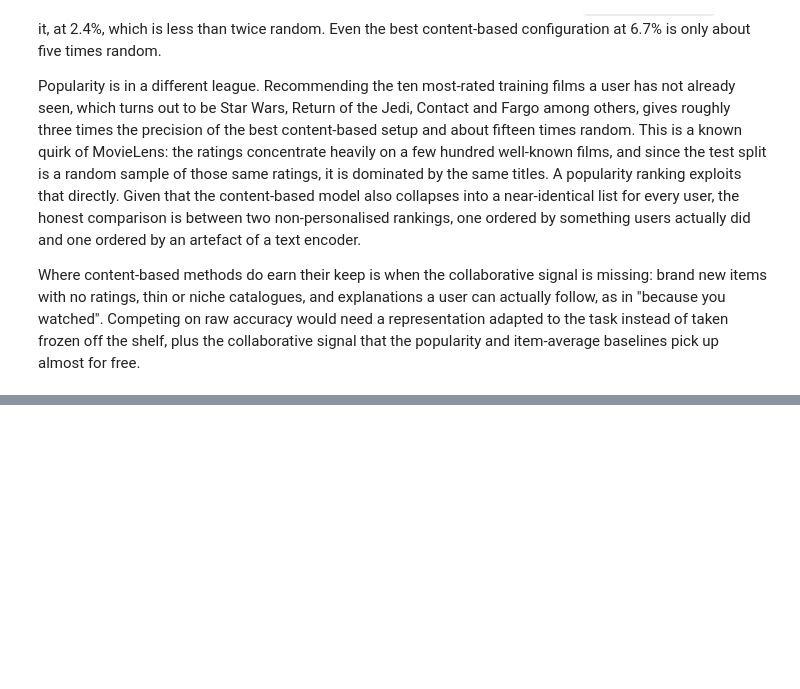
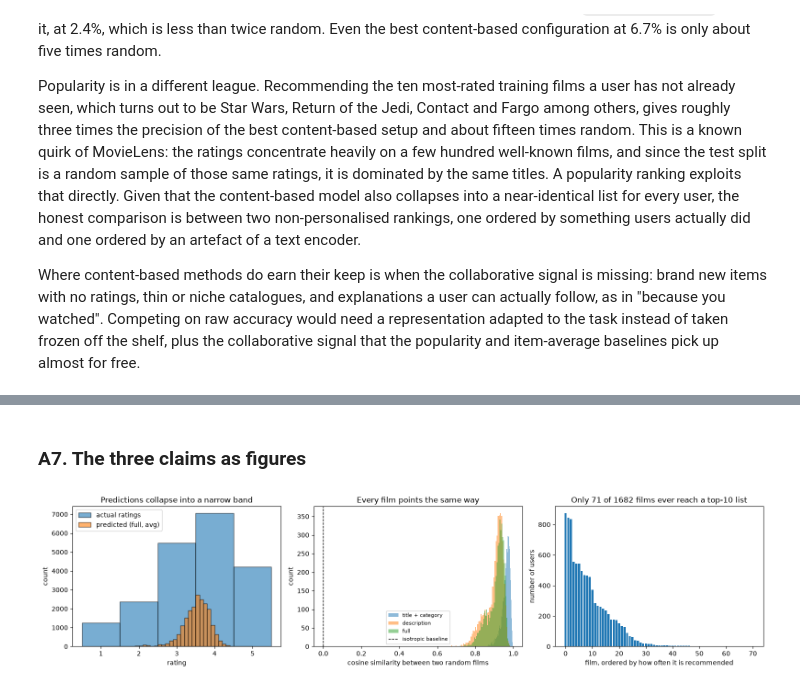
Before and after one commit to viftode4/recomender-systems, a Jupyter notebook: assignment1/vlad-iftode.ipynb, the cells around one changed output, grey strips where cells are left out. Saved outputs shown, nothing was run; the diff lists cells and outputs as text; code cells hidden in the pictures; blank space fills up the shorter version.

```diff
--- a/assignment1/vlad-iftode.ipynb
+++ b/assignment1/vlad-iftode.ipynb
@@ -1159,0 +1348,15 @@ Where content-based methods do earn their keep is when the collaborative signal
+# %%
+train_sets = train_data.groupby('user_id')['item_id'].apply(set)
+
+print(f"{'content type':18s} {'aggregation':14s} {'distinct items':>15s} {'most recommended film':>24s}")
+for c, M in EMB.items():
+    for a in ('avg', 'weighted_avg', 'avg_pos'):
+        scores = PROFILES[(c, a)] @ M.T
+        for k, u in enumerate(users):
+            scores[k, np.array(sorted(train_sets[u])) - 1] = -np.inf
+        top = np.argsort(-scores, axis=1)[:, :10] + 1
+        counts = pd.Series(top.ravel()).value_counts()
+        print(f'{c:18s} {a:14s} {counts.size:15d} {counts.iloc[0]:12d} of {len(users)} lists '
+              f'({100 * counts.iloc[0] / len(users):.0f}%)')
+
+print(f'\nThe catalogue contains {len(items)} films.')
@@ -1159,0 +1376,30 @@ Where content-based methods do earn their keep is when the collaborative signal
+# %% [markdown]
+### A7. The three claims as figures
+# %%
+fig, axes = plt.subplots(1, 3, figsize=(16, 4))
+
+axes[0].hist(actual, bins=np.arange(0.5, 6, 1), alpha=0.6, label='actual ratings', edgecolor='black')
+axes[0].hist(scaled['full'], bins=40, alpha=0.6, label='predicted (full, avg)', edgecolor='black')
+axes[0].set_xlabel('rating'); axes[0].set_ylabel('count')
+axes[0].set_title('Predictions collapse into a narrow band'); axes[0].legend()
+
+for name, M in [('title + category', item_emb_titlecategory),
+                ('description', item_emb_description),
+                ('full', item_emb_full)]:
+    norms = np.linalg.norm(M, axis=1)
+    axes[1].hist((M[i] * M[j]).sum(axis=1) / (norms[i] * norms[j]), bins=60, alpha=0.5, label=name)
+axes[1].axvline(0, color='black', ls='--', lw=1, label='isotropic baseline')
+axes[1].set_xlabel('cosine similarity between two random films'); axes[1].set_ylabel('count')
+axes[1].set_title('Every film points the same way'); axes[1].legend(fontsize=8)
+
+scores = PROFILES[('description', 'avg')] @ item_emb_description.T
+for k, u in enumerate(users):
+    scores[k, np.array(sorted(train_sets[u])) - 1] = -np.inf
+counts = pd.Series((np.argsort(-scores, axis=1)[:, :10] + 1).ravel()).value_counts()
+axes[2].bar(range(len(counts)), counts.values)
+axes[2].set_xlabel('film, ordered by how often it is recommended'); axes[2].set_ylabel('number of users')
+axes[2].set_title(f'Only {counts.size} of {len(items)} films ever reach a top-10 list')
+
+plt.tight_layout(); plt.show()
+# %% [output]
+[figure, added]
```
Also changed, not shown: parts of 16 cells of this notebook.
